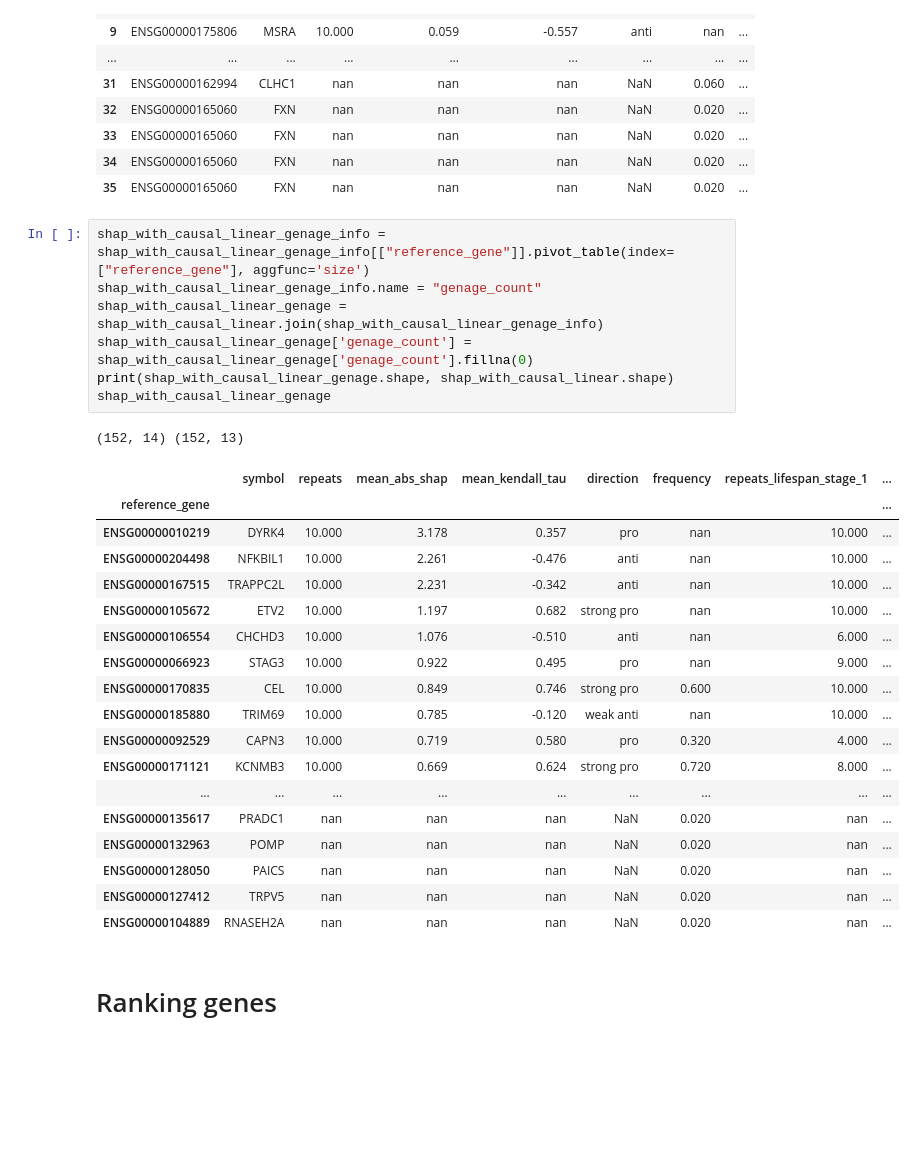
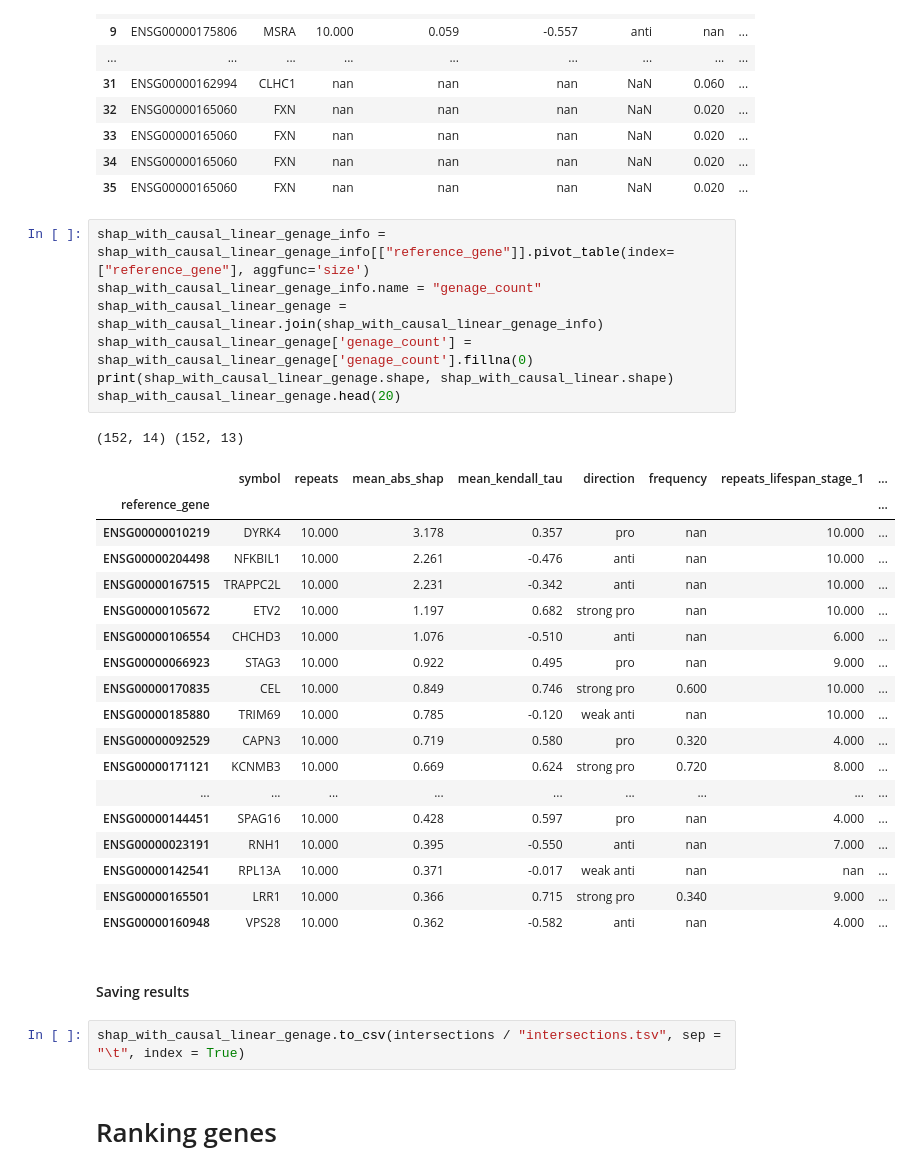
Before and after one commit to antonkulaga/yspecies, a Jupyter notebook: notebooks/results_intersections.ipynb, the cells around one changed output. Drawn from its saved outputs; the diff is of its cells as text; blank space fills up the shorter version.

```diff
--- a/notebooks/results_intersections.ipynb
+++ b/notebooks/results_intersections.ipynb
@@ -394,30 +392,34 @@ shap_with_causal_linear_genage_info
 # %%
 shap_with_causal_linear_genage_info = shap_with_causal_linear_genage_info[["reference_gene"]].pivot_table(index=["reference_gene"], aggfunc='size')
 shap_with_causal_linear_genage_info.name = "genage_count"
 shap_with_causal_linear_genage = shap_with_causal_linear.join(shap_with_causal_linear_genage_info)
 shap_with_causal_linear_genage['genage_count'] = shap_with_causal_linear_genage['genage_count'].fillna(0)
 print(shap_with_causal_linear_genage.shape, shap_with_causal_linear.shape)
-shap_with_causal_linear_genage
+shap_with_causal_linear_genage.head(20)
 # %% [output]
 (152, 14) (152, 13)
 |  | symbol | repeats | mean_abs_shap | mean_kendall_tau | direction | frequency | repeats_lifespan_stage_1 | ... |
 | reference_gene |  |  |  |  |  |  |  | ... |
 | ENSG00000010219 | DYRK4 | 10.000 | 3.178 | 0.357 | pro | nan | 10.000 | ... |
 | ENSG00000204498 | NFKBIL1 | 10.000 | 2.261 | -0.476 | anti | nan | 10.000 | ... |
 | ENSG00000167515 | TRAPPC2L | 10.000 | 2.231 | -0.342 | anti | nan | 10.000 | ... |
 | ENSG00000105672 | ETV2 | 10.000 | 1.197 | 0.682 | strong pro | nan | 10.000 | ... |
 | ENSG00000106554 | CHCHD3 | 10.000 | 1.076 | -0.510 | anti | nan | 6.000 | ... |
 | ENSG00000066923 | STAG3 | 10.000 | 0.922 | 0.495 | pro | nan | 9.000 | ... |
 | ENSG00000170835 | CEL | 10.000 | 0.849 | 0.746 | strong pro | 0.600 | 10.000 | ... |
 | ENSG00000185880 | TRIM69 | 10.000 | 0.785 | -0.120 | weak anti | nan | 10.000 | ... |
 | ENSG00000092529 | CAPN3 | 10.000 | 0.719 | 0.580 | pro | 0.320 | 4.000 | ... |
 | ENSG00000171121 | KCNMB3 | 10.000 | 0.669 | 0.624 | strong pro | 0.720 | 8.000 | ... |
 | ... | ... | ... | ... | ... | ... | ... | ... | ... |
-| ENSG00000135617 | PRADC1 | nan | nan | nan | NaN | 0.020 | nan | ... |
-| ENSG00000132963 | POMP | nan | nan | nan | NaN | 0.020 | nan | ... |
-| ENSG00000128050 | PAICS | nan | nan | nan | NaN | 0.020 | nan | ... |
-| ENSG00000127412 | TRPV5 | nan | nan | nan | NaN | 0.020 | nan | ... |
-| ENSG00000104889 | RNASEH2A | nan | nan | nan | NaN | 0.020 | nan | ... |
+| ENSG00000144451 | SPAG16 | 10.000 | 0.428 | 0.597 | pro | nan | 4.000 | ... |
+| ENSG00000023191 | RNH1 | 10.000 | 0.395 | -0.550 | anti | nan | 7.000 | ... |
+| ENSG00000142541 | RPL13A | 10.000 | 0.371 | -0.017 | weak anti | nan | nan | ... |
+| ENSG00000165501 | LRR1 | 10.000 | 0.366 | 0.715 | strong pro | 0.340 | 9.000 | ... |
+| ENSG00000160948 | VPS28 | 10.000 | 0.362 | -0.582 | anti | nan | 4.000 | ... |
+# %% [markdown]
+#### Saving results ####
+# %%
+shap_with_causal_linear_genage.to_csv(intersections / "intersections.tsv", sep = "\t", index = True)
 # %% [markdown]
 # Ranking genes #
 # %%
```
Also changed, not shown: parts of 11 cells of this notebook, 5 other files.
